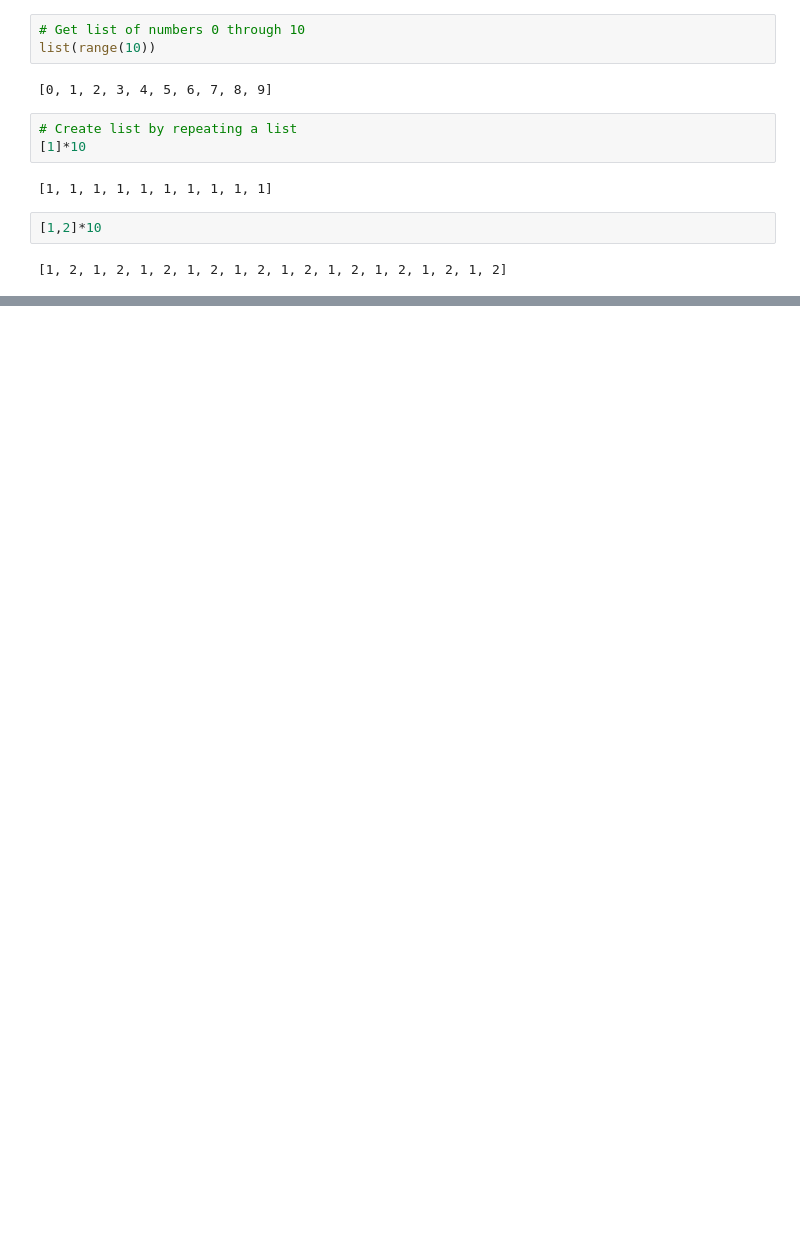
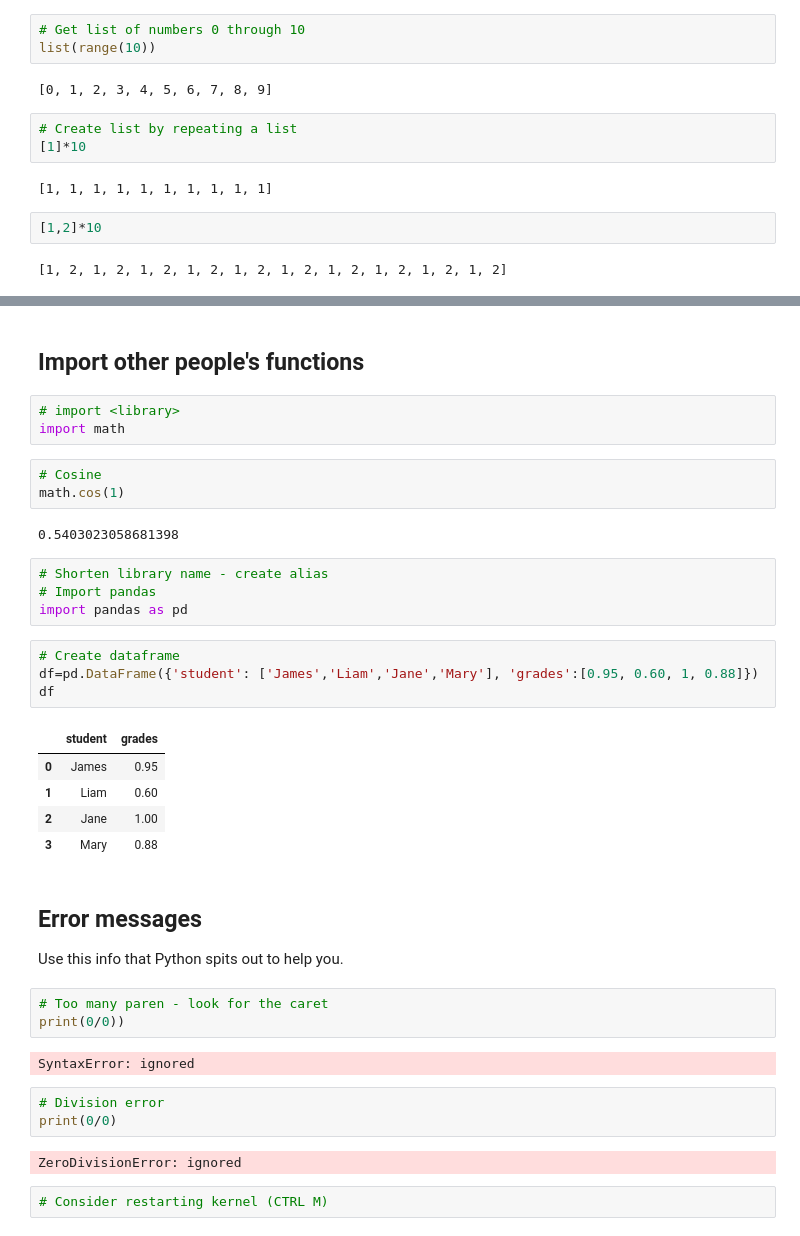
Before and after one commit to vilijajoyce/resources-python, a Jupyter notebook: python_lake_004_intro_python.ipynb, the cells around one changed output, grey strips where cells are left out. Cells and saved outputs as stored; diff of their text form; blank space fills up the shorter version.

```diff
--- a/python_lake_004_intro_python.ipynb
+++ b/python_lake_004_intro_python.ipynb
@@ -322,0 +854,39 @@ Begin with minute 30
+# %% [markdown]
+## Import other people's functions
+# %%
+# import <library>
+import math
+# %%
+# Cosine
+math.cos(1)
+# %% [output]
+0.5403023058681398
+# %%
+# Shorten library name - create alias
+# Import pandas
+import pandas as pd
+# %%
+# Create dataframe
+df=pd.DataFrame({'student': ['James','Liam','Jane','Mary'], 'grades':[0.95, 0.60, 1, 0.88]})
+df
+# %% [output]
+|  | student | grades |
+| 0 | James | 0.95 |
+| 1 | Liam | 0.60 |
+| 2 | Jane | 1.00 |
+| 3 | Mary | 0.88 |
+# %% [markdown]
+## Error messages
+Use this info that Python spits out to help you.
+# %%
+# Too many paren - look for the caret
+print(0/0))
+# %% [output]
+SyntaxError: ignored
+# %%
+# Division error
+print(0/0)
+# %% [output]
+ZeroDivisionError: ignored
+# %%
+# Consider restarting kernel (CTRL M)
```
Also changed, not shown: parts of 71 cells of this notebook.
